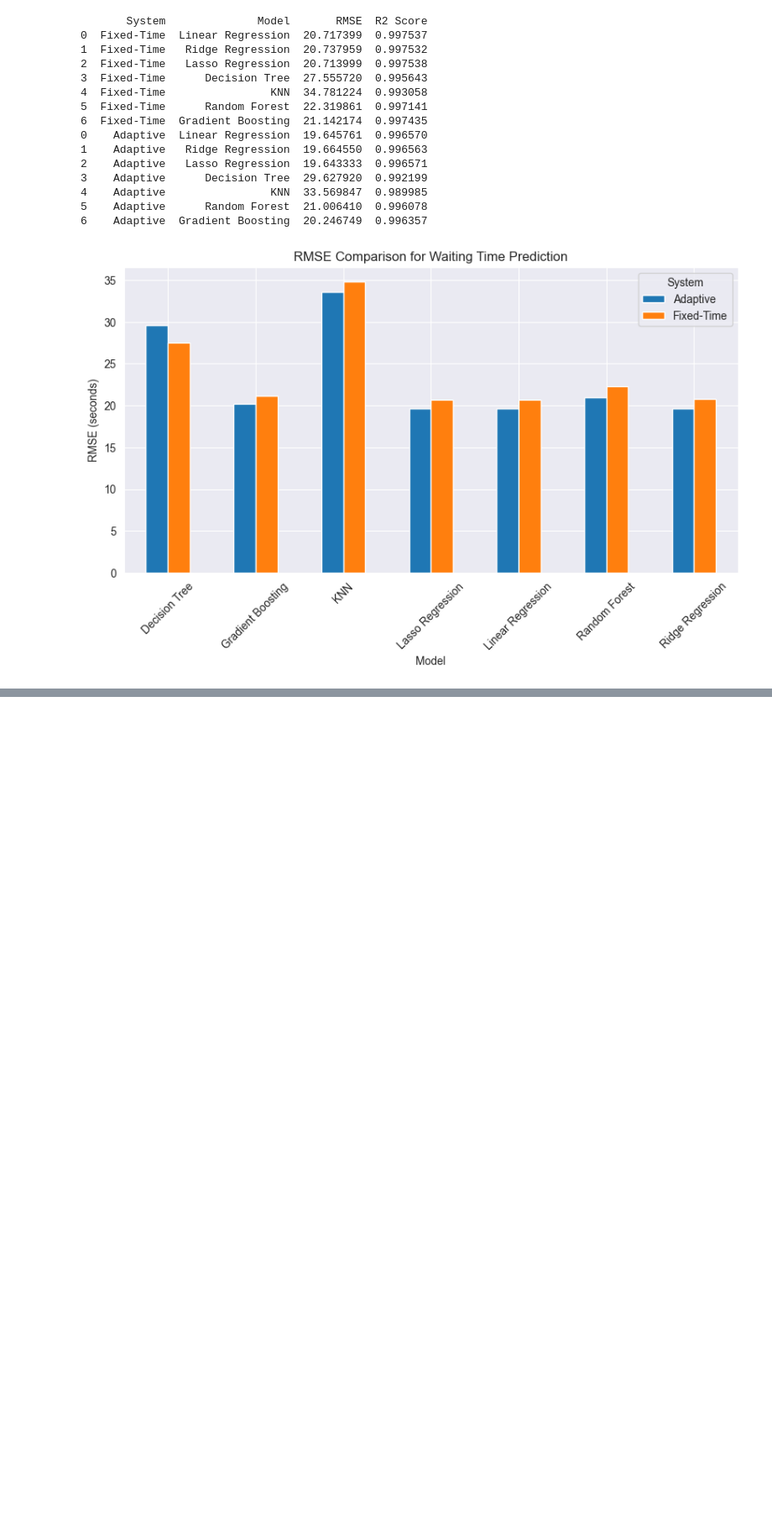
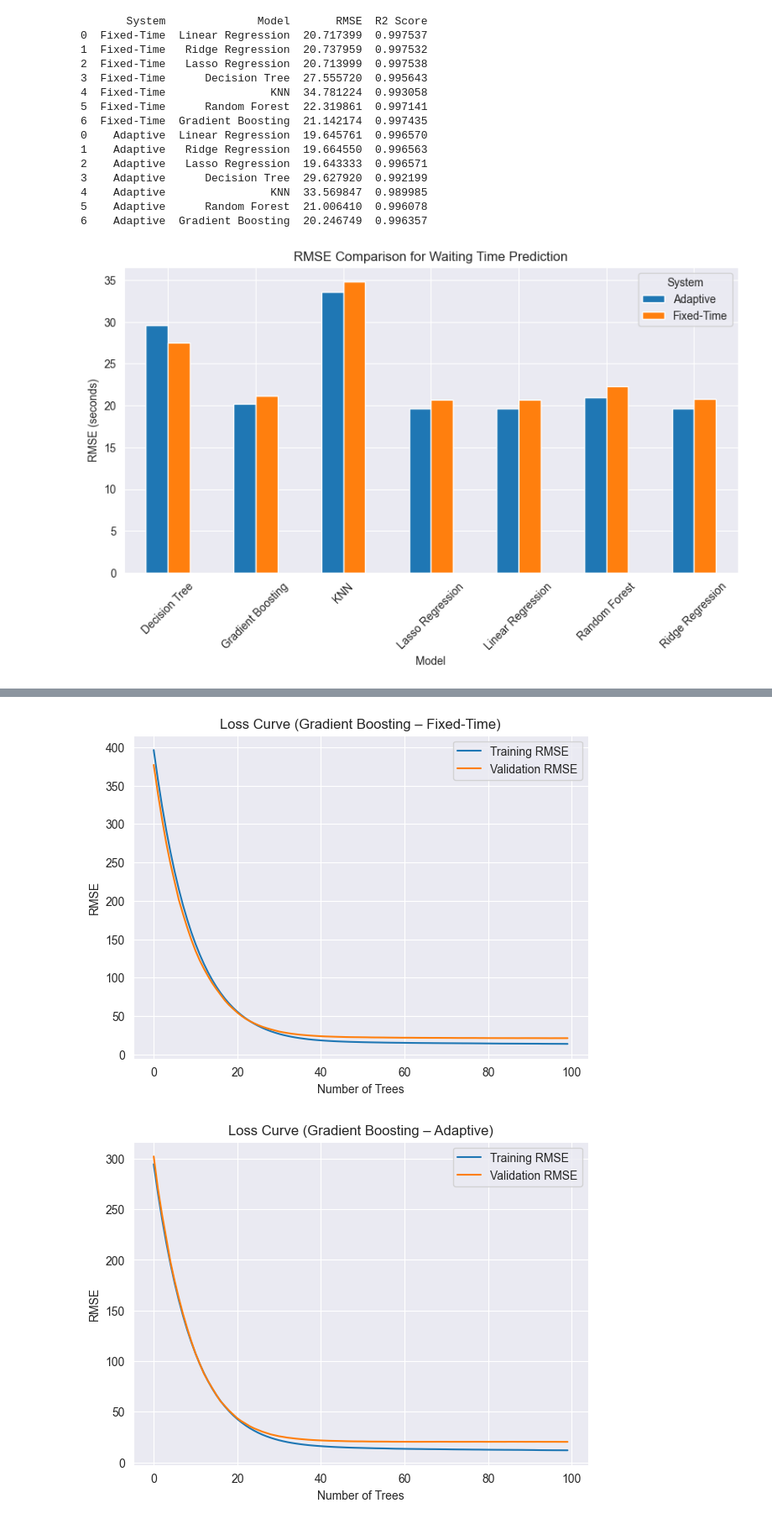
Before and after one commit to ThalhaAnas/DSGP-31, a Jupyter notebook: notebooks/Modeling _and_Comparison.ipynb, the cells around one changed output, grey strips where cells are left out. Shown at 84% size. Drawn from its saved outputs; the diff is of its cells as text; code cells hidden in the pictures; blank space fills up the shorter version.

```diff
--- a/notebooks/Modeling _and_Comparison.ipynb
+++ b/notebooks/Modeling _and_Comparison.ipynb
@@ -98,0 +239,49 @@ plt.show()
+# %%
+def plot_gb_loss_curve(gb, X_train, y_train, X_test, y_test, system_name):
+    train_rmse = []
+    test_rmse = []
+
+    # staged_predict gives predictions after each boosting stage
+    for y_train_pred, y_test_pred in zip(
+        gb.staged_predict(X_train),
+        gb.staged_predict(X_test)
+    ):
+        train_rmse.append(
+            np.sqrt(mean_squared_error(y_train, y_train_pred))
+        )
+        test_rmse.append(
+            np.sqrt(mean_squared_error(y_test, y_test_pred))
+        )
+
+    plt.figure(figsize=(7,5))
+    plt.plot(train_rmse, label="Training RMSE")
+    plt.plot(test_rmse, label="Validation RMSE")
+    plt.xlabel("Number of Trees")
+    plt.ylabel("RMSE")
+    plt.title(f"Loss Curve (Gradient Boosting – {system_name})")
+    plt.legend()
+    plt.grid(True)
+    plt.show()
+
+# Loss curve for Fixed-Time
+plot_gb_loss_curve(
+    gb_fixed,
+    X_train_fixed,
+    y_train_fixed,
+    X_test_fixed,
+    y_test_fixed,
+    "Fixed-Time"
+)
+
+# Loss curve for Adaptive
+plot_gb_loss_curve(
+    gb_adaptive,
+    X_train_adaptive,
+    y_train_adaptive,
+    X_test_adaptive,
+    y_test_adaptive,
+    "Adaptive"
+)
+# %% [output]
+[figure, added]
+[figure, added]
```
Also changed, not shown: parts of 9 cells of this notebook.
